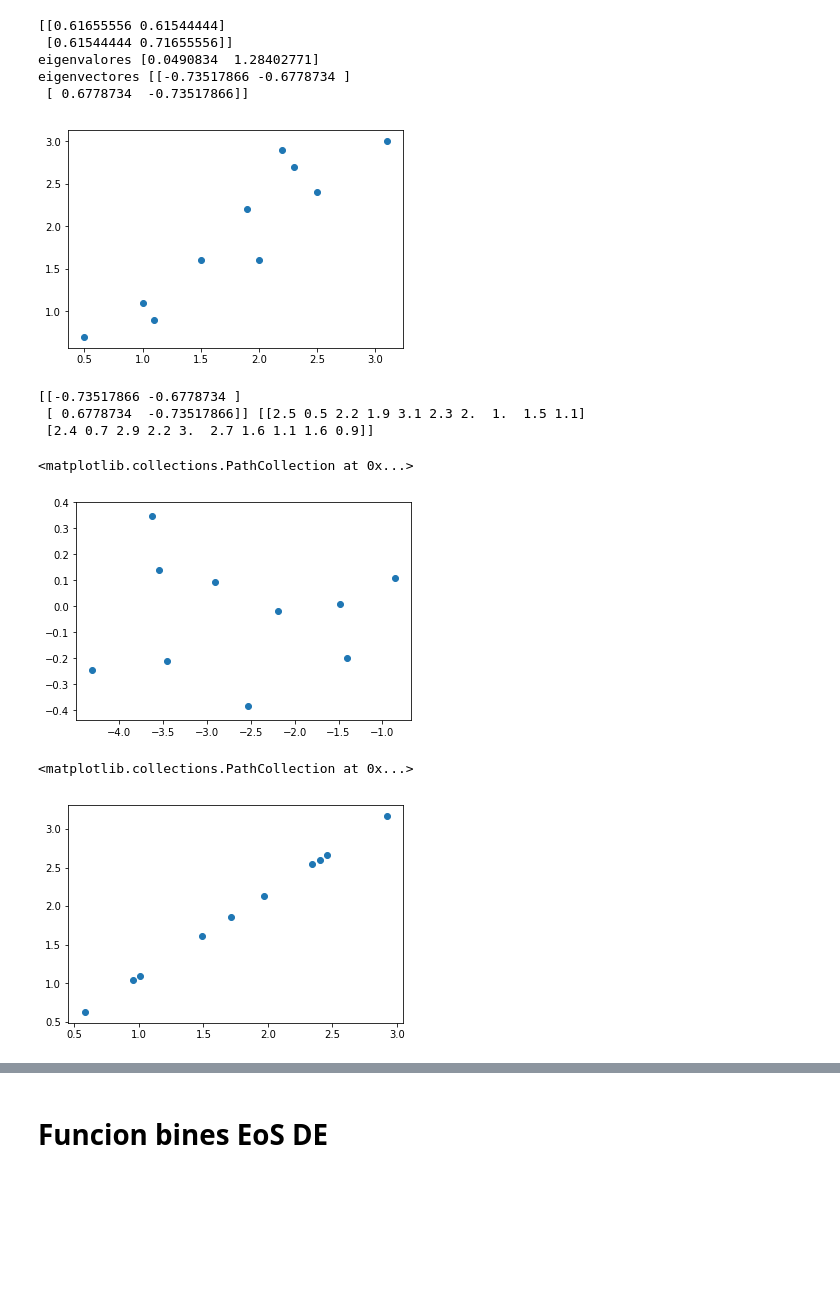
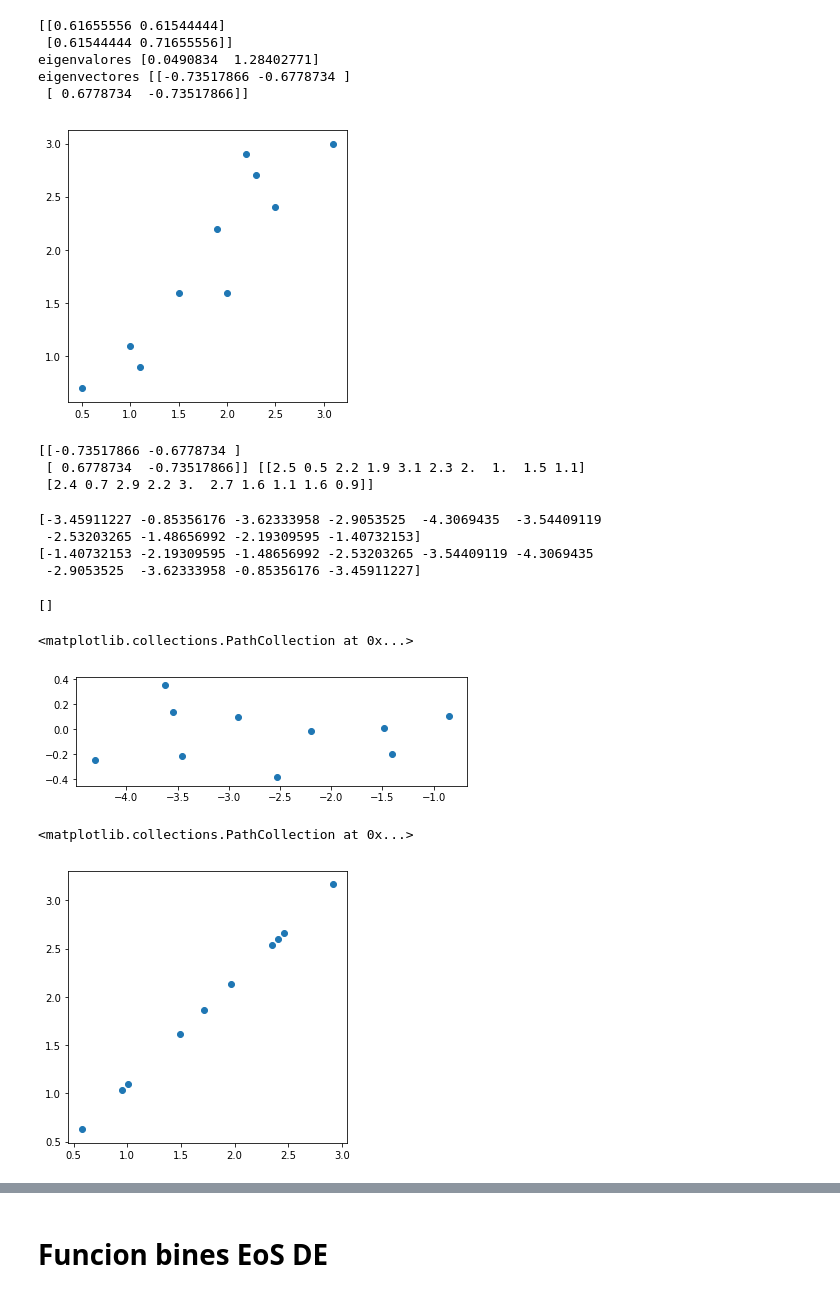
Before and after one commit to la-escamilla/codigos, a Jupyter notebook: PCA.ipynb, the cells around one changed output, grey strips where cells are left out. Drawn from its saved outputs; the diff is of its cells as text; code cells hidden in the pictures; blank space fills up the shorter version.

```diff
--- a/PCA.ipynb
+++ b/PCA.ipynb
@@ -4,36 +4,48 @@ import matplotlib.pyplot as plt
 # %%
 x = [2.5,0.5,2.2,1.9,3.1,2.3,2,1,1.5,1.1]
 y = [2.4,0.7,2.9,2.2,3.0,2.7,1.6,1.1,1.6,0.9]
 data = np.vstack([x,y])
 cov = np.cov(x,y)
 eigen = np.linalg.eig(cov)
 mat = np.matrix(eigen[1])
+plt.figure(figsize=(5,5))
 plt.scatter(x,y)
 print cov
 print 'eigenvalores', eigen[0]
 print 'eigenvectores', eigen[1]#[0,0]
 # %% [output]
 [[0.61655556 0.61544444]
  [0.61544444 0.71655556]]
 eigenvalores [0.0490834  1.28402771]
 eigenvectores [[-0.73517866 -0.6778734 ]
  [ 0.6778734  -0.73517866]]
-[figure, old version]
+[figure, new version]
 # %%
 print mat, data
 # %% [output]
 [[-0.73517866 -0.6778734 ]
  [ 0.6778734  -0.73517866]] [[2.5 0.5 2.2 1.9 3.1 2.3 2.  1.  1.5 1.1]
  [2.4 0.7 2.9 2.2 3.  2.7 1.6 1.1 1.6 0.9]]
+# %%
+print new_data[1]
+print new_data[1][::-1]
+# %% [output]
+[-3.45911227 -0.85356176 -3.62333958 -2.9053525  -4.3069435  -3.54409119
+ -2.53203265 -1.48656992 -2.19309595 -1.40732153]
+[-1.40732153 -2.19309595 -1.48656992 -2.53203265 -3.54409119 -4.3069435
+ -2.9053525  -3.62333958 -0.85356176 -3.45911227]
+[]
 # %%
 new_data = np.asarray(np.matmul(np.transpose(mat), data))
-plt.scatter(new_data[[1]],new_data[[0]])
+plt.figure(figsize=(7,2))
+plt.scatter(new_data[1],new_data[0])
 # %% [output]
 <matplotlib.collections.PathCollection at 0x...>
-[figure, old version]
+[figure, new version]
 # %%
 data_reduced = np.asarray(np.matmul(np.transpose(np.matrix([mat[0,1],mat[1,1]])),(np.matrix(new_data[1]))))
+plt.figure(figsize=(5,5))
 plt.scatter(data_reduced[0],data_reduced[1])
 # %% [output]
 <matplotlib.collections.PathCollection at 0x...>
-[figure, old version]
+[figure, new version]
```
Also changed, not shown: parts of 29 cells of this notebook, 1 other file.
